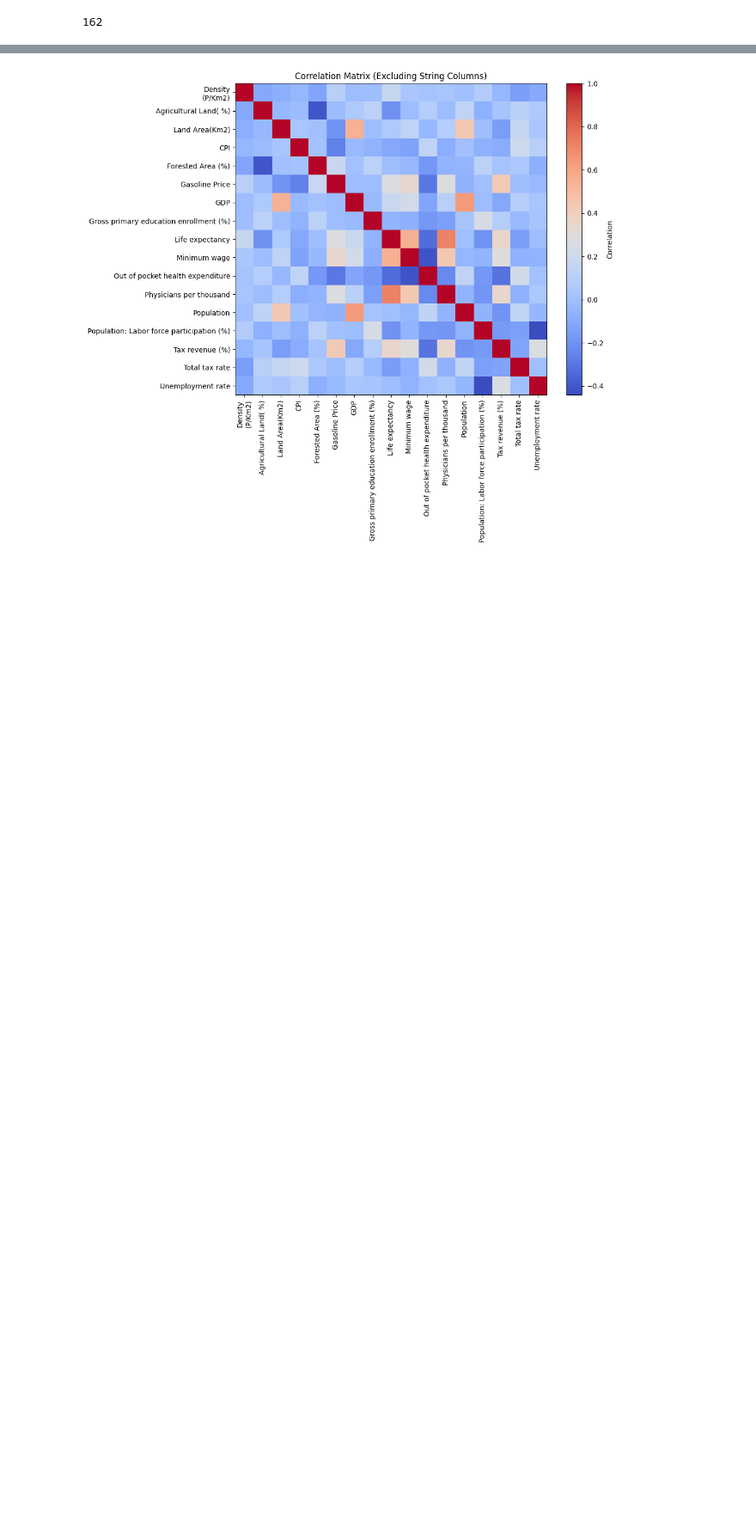
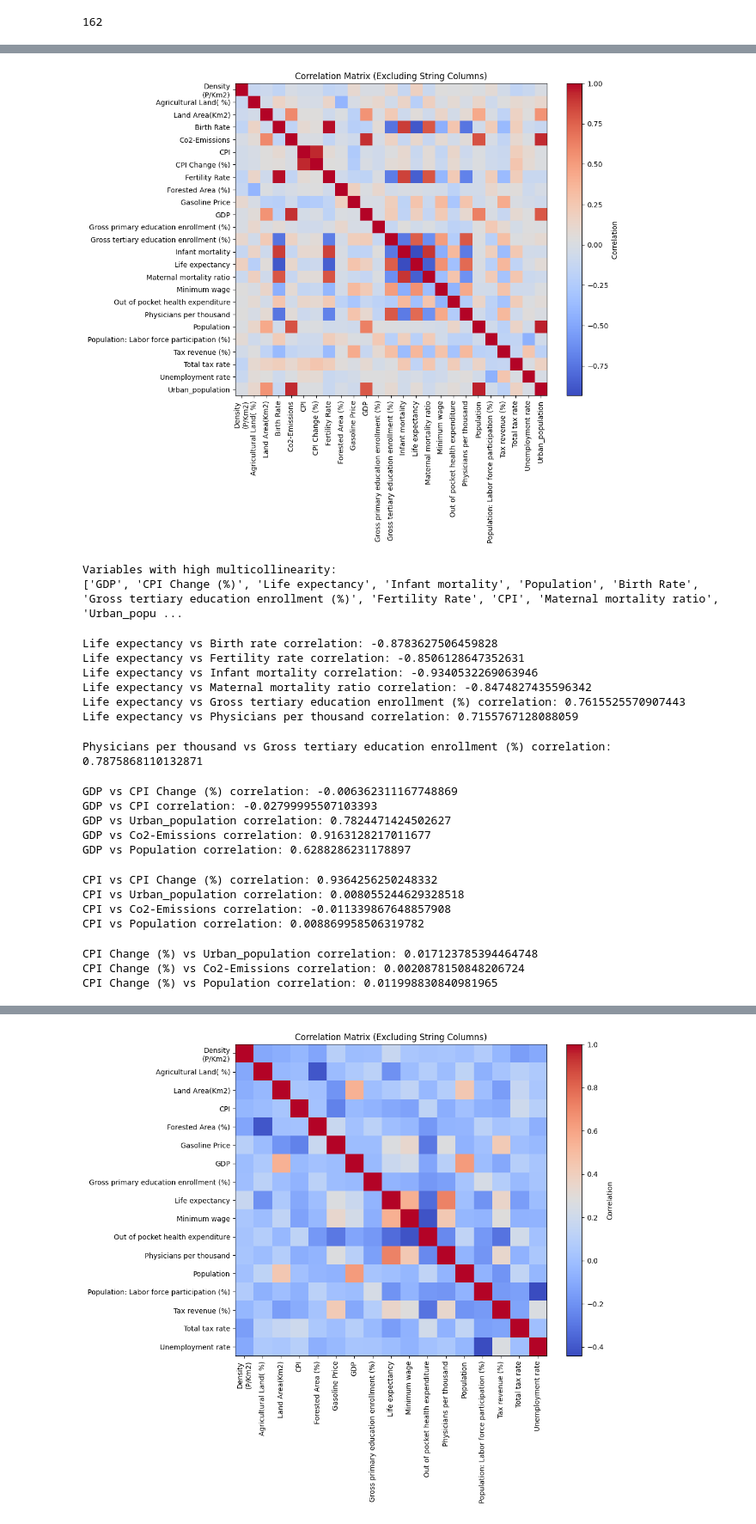
Before and after one commit to KacperWro/DataAnalysisCA, a Jupyter notebook: main.ipynb, the cells around one changed output, grey strips where cells are left out. Shown: that part at 86% size. Saved outputs shown, nothing was run; the diff lists cells and outputs as text; code cells hidden in the pictures; blank space fills up the shorter version.

```diff
--- a/main.ipynb
+++ b/main.ipynb
@@ -486,0 +272,75 @@ world_data.drop(columns=['Gross tertiary education enrollment (%)'], inplace=Tru
+# %%
+def get_corr_matrix():
+    numeric_columns = world_data.select_dtypes(include=['number'])
+    correlation_matrix = numeric_columns.corr()
+
+    plt.figure(figsize=(10, 8))
+    plt.imshow(correlation_matrix, cmap='coolwarm', interpolation='nearest')
+    plt.colorbar(label='Correlation')
+    plt.title('Correlation Matrix (Excluding String Columns)')
+    plt.xticks(range(len(correlation_matrix.columns)), correlation_matrix.columns, rotation=90)
+    plt.yticks(range(len(correlation_matrix.columns)), correlation_matrix.columns)
+    plt.show()
+
+    highly_correlated = (correlation_matrix.abs() > 0.7) & (correlation_matrix.abs() < 1.0)
+    multicollinear_variables = set()
+    for col in correlation_matrix.columns:
+        multicollinear_variables.update(set(correlation_matrix.index[highly_correlated[col]]))
+    multicollinear_variables = list(multicollinear_variables)
+
+    print("\nVariables with high multicollinearity:")
+    print(multicollinear_variables)
+
+get_corr_matrix()
+# %% [output]
+[figure, added]
+Variables with high multicollinearity:
+['GDP', 'CPI Change (%)', 'Life expectancy', 'Infant mortality', 'Population', 'Birth Rate', 'Gross tertiary education enrollment (%)', 'Fertility Rate', 'CPI', 'Maternal mortality ratio', 'Urban_popu ...
+# %%
+print("Life expectancy vs Birth rate correlation:", world_data['Life expectancy'].corr(world_data['Birth Rate']))
+print("Life expectancy vs Fertility rate correlation:", world_data['Life expectancy'].corr(world_data['Fertility Rate']))
+print("Life expectancy vs Infant mortality correlation:", world_data['Life expectancy'].corr(world_data['Infant mortality']))
+print("Life expectancy vs Maternal mortality ratio correlation:", world_data['Life expectancy'].corr(world_data['Maternal mortality ratio']))
+print("Life expectancy vs Gross tertiary education enrollment (%) correlation:", world_data['Life expectancy'].corr(world_data['Gross tertiary education enrollment (%)']))
+print("Life expectancy vs Physicians per thousand correlation:", world_data['Life expectancy'].corr(world_data['Physicians per thousand']))
+# %% [output]
+Life expectancy vs Birth rate correlation: -0.8783627506459828
+Life expectancy vs Fertility rate correlation: -0.8506128647352631
+Life expectancy vs Infant mortality correlation: -0.9340532269063946
+Life expectancy vs Maternal mortality ratio correlation: -0.8474827435596342
+Life expectancy vs Gross tertiary education enrollment (%) correlation: 0.7615525570907443
+Life expectancy vs Physicians per thousand correlation: 0.7155767128088059
+# %%
+print("Physicians per thousand vs Gross tertiary education enrollment (%) correlation:", world_data['Physicians per thousand'].corr(world_data['Gross tertiary education enrollment (%)']))
+# %% [output]
+Physicians per thousand vs Gross tertiary education enrollment (%) correlation: 0.7875868110132871
+# %%
+print("GDP vs CPI Change (%) correlation:", world_data['GDP'].corr(world_data['CPI Change (%)']))
+print("GDP vs CPI correlation:", world_data['GDP'].corr(world_data['CPI']))
+print("GDP vs Urban_population correlation:", world_data['GDP'].corr(world_data['Urban_population']))
+print("GDP vs Co2-Emissions correlation:", world_data['GDP'].corr(world_data['Co2-Emissions']))
+print("GDP vs Population correlation:", world_data['GDP'].corr(world_data['Population']))
+# %% [output]
+GDP vs CPI Change (%) correlation: -0.006362311167748869
+GDP vs CPI correlation: -0.02799995507103393
+GDP vs Urban_population correlation: 0.7824471424502627
+GDP vs Co2-Emissions correlation: 0.9163128217011677
+GDP vs Population correlation: 0.6288286231178897
+# %%
+print("CPI vs CPI Change (%) correlation:", world_data['CPI'].corr(world_data['CPI Change (%)']))
+print("CPI vs Urban_population correlation:", world_data['CPI'].corr(world_data['Urban_population']))
+print("CPI vs Co2-Emissions correlation:", world_data['CPI'].corr(world_data['Co2-Emissions']))
+print("CPI vs Population correlation:", world_data['CPI'].corr(world_data['Population']))
+# %% [output]
+CPI vs CPI Change (%) correlation: 0.9364256250248332
+CPI vs Urban_population correlation: 0.008055244629328518
+CPI vs Co2-Emissions correlation: -0.011339867648857908
+CPI vs Population correlation: 0.008869958506319782
+# %%
+print("CPI Change (%) vs Urban_population correlation:", world_data['CPI Change (%)'].corr(world_data['Urban_population']))
+print("CPI Change (%) vs Co2-Emissions correlation:", world_data['CPI Change (%)'].corr(world_data['Co2-Emissions']))
+print("CPI Change (%) vs Population correlation:", world_data['CPI Change (%)'].corr(world_data['Population']))
+# %% [output]
+CPI Change (%) vs Urban_population correlation: 0.017123785394464748
+CPI Change (%) vs Co2-Emissions correlation: 0.0020878150848206724
+CPI Change (%) vs Population correlation: 0.011998830840981965
```
Also changed, not shown: parts of 36 cells of this notebook.
